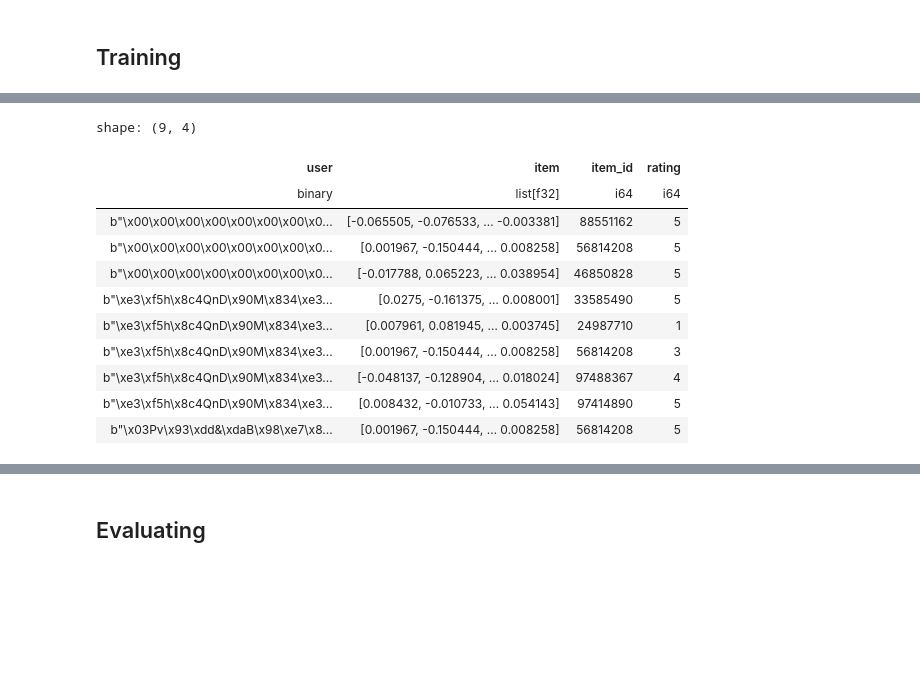
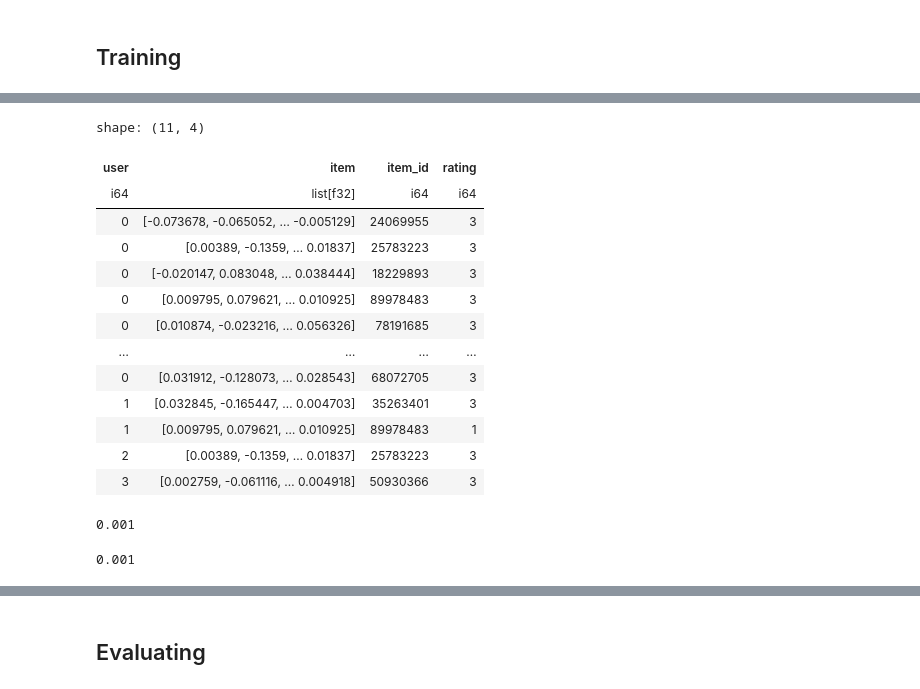
Before and after one commit to ByItsCover/bic-explore, a Jupyter notebook: two_tower/architecture.ipynb, the cells around one changed output, grey strips where cells are left out. Drawn from its saved outputs; the diff is of its cells as text; code cells hidden in the pictures; blank space fills up the shorter version.

```diff
--- a/two_tower/architecture.ipynb
+++ b/two_tower/architecture.ipynb
@@ -188,7 +203,7 @@ clip_vision_session = InferenceSession(
                 session_opts,
                 providers=providers
             )
-processor = CLIPImageProcessor.from_pretrained(destination)
+processor = CLIPImageProcessorPil.from_pretrained(destination)
 
 image = Image.open("../semantic_search/imgs/percy.jpg")
 image
@@ -357,6 +427,7 @@ tensor([[4.1013]])
 # %%
 from torch.utils.data import Dataset, DataLoader
 # %%
-user_list = [uuid.UUID(int=0), uuid.uuid4(), uuid.uuid4()]
+#user_list = [uuid.UUID(int=0), uuid.uuid4(), uuid.uuid4()]
+user_list = [0, 1, 2, 3]
 user_list
 # %% [output]
@@ -396,45 +491,38 @@ torch.Size([512])
 # %%
 item_dict = dict(zip(image_names, [[item.numpy(), id_val] for item, id_val in item_list]))
 
 pairs = [
-    (user_list[0].bytes_le, item_dict["potter.jpg"][0], item_dict["potter.jpg"][1], 5),
-    (user_list[0].bytes_le, item_dict["lotr.jpg"][0], item_dict["lotr.jpg"][1], 5),
-    (user_list[0].bytes_le, item_dict["wilbur.jpg"][0], item_dict["wilbur.jpg"][1], 5),
-    (user_list[1].bytes_le, item_dict["night_angel.jpg"][0], item_dict["night_angel.jpg"][1], 5),
-    (user_list[1].bytes_le, item_dict["henry.jpg"][0], item_dict["henry.jpg"][1], 1),
-    (user_list[1].bytes_le, item_dict["lotr.jpg"][0], item_dict["lotr.jpg"][1], 3),
-    (user_list[1].bytes_le, item_dict["alchemised.jpg"][0], item_dict["alchemised.jpg"][1], 4),
-    (user_list[1].bytes_le, item_dict["kafka.jpg"][0], item_dict["kafka.jpg"][1], 5),
-    (user_list[2].bytes_le, item_dict["lotr.jpg"][0], item_dict["lotr.jpg"][1], 5)
+    (user_list[0], item_dict["potter.jpg"][0], item_dict["potter.jpg"][1], 3),
+    (user_list[0], item_dict["lotr.jpg"][0], item_dict["lotr.jpg"][1], 3),
+    (user_list[0], item_dict["wilbur.jpg"][0], item_dict["wilbur.jpg"][1], 3),
+    (user_list[0], item_dict["henry.jpg"][0], item_dict["henry.jpg"][1], 3),
+    (user_list[0], item_dict["kafka.jpg"][0], item_dict["kafka.jpg"][1], 3),
+    (user_list[0], item_dict["hunger.jpeg"][0], item_dict["hunger.jpeg"][1], 3),
+    (user_list[0], item_dict["carl.jpg"][0], item_dict["carl.jpg"][1], 3),
+    (user_list[1], item_dict["night_angel.jpg"][0], item_dict["night_angel.jpg"][1], 3),
+    #(user_list[1], item_dict["mist.jpg"][0], item_dict["mist.jpg"][1], 2),
+    (user_list[1], item_dict["henry.jpg"][0], item_dict["henry.jpg"][1], 1),
+    (user_list[2], item_dict["lotr.jpg"][0], item_dict["lotr.jpg"][1], 3),
+    (user_list[3], item_dict["mist.jpg"][0], item_dict["mist.jpg"][1], 3)
 ]
-# pairs = [
-#     (user_list[0].bytes_le, item_dict["potter.jpg"][0], item_dict["potter.jpg"][1], 5),
-#     (user_list[0].bytes_le, item_dict["lotr.jpg"][0], item_dict["lotr.jpg"][1], 5),
-#     (user_list[0].bytes_le, item_dict["wilbur.jpg"][0], item_dict["wilbur.jpg"][1], 5),
-#     (user_list[1].bytes_le, item_dict["night_angel.jpg"][0], item_dict["night_angel.jpg"][1], 5),
-#     (user_list[1].bytes_le, item_dict["henry.jpg"][0], item_dict["henry.jpg"][1], 1),
-#     (user_list[1].bytes_le, item_dict["lotr.jpg"][0], item_dict["lotr.jpg"][1], 3),
-#     (user_list[1].bytes_le, item_dict["potter.jpg"][0], item_dict["potter.jpg"][1], 5),
-#     (user_list[2].bytes_le, item_dict["potter.jpg"][0], item_dict["potter.jpg"][1], 5),
-#     (user_list[2].bytes_le, item_dict["lotr.jpg"][0], item_dict["lotr.jpg"][1], 5),
-#     (user_list[2].bytes_le, item_dict["wilbur.jpg"][0], item_dict["wilbur.jpg"][1], 5),
-# ]
 
 df = pl.DataFrame(pairs, schema=["user", "item", "item_id", "rating"], orient="row")
 df
 # %% [output]
-shape: (9, 4)
+shape: (11, 4)
 | user | item | item_id | rating |
-| binary | list[f32] | i64 | i64 |
-| b"\x00\x00\x00\x00\x00\x00\x00\x0... | [-0.065505, -0.076533, … -0.003381] | 88551162 | 5 |
-| b"\x00\x00\x00\x00\x00\x00\x00\x0... | [0.001967, -0.150444, … 0.008258] | 56814208 | 5 |
-| b"\x00\x00\x00\x00\x00\x00\x00\x0... | [-0.017788, 0.065223, … 0.038954] | 46850828 | 5 |
-| b"\xe3\xf5h\x8c4QnD\x90M\x834\xe3... | [0.0275, -0.161375, … 0.008001] | 33585490 | 5 |
-| b"\xe3\xf5h\x8c4QnD\x90M\x834\xe3... | [0.007961, 0.081945, … 0.003745] | 24987710 | 1 |
-| b"\xe3\xf5h\x8c4QnD\x90M\x834\xe3... | [0.001967, -0.150444, … 0.008258] | 56814208 | 3 |
-| b"\xe3\xf5h\x8c4QnD\x90M\x834\xe3... | [-0.048137, -0.128904, … 0.018024] | 97488367 | 4 |
-| b"\xe3\xf5h\x8c4QnD\x90M\x834\xe3... | [0.008432, -0.010733, … 0.054143] | 97414890 | 5 |
-| b"\x03Pv\x93\xdd&\xdaB\x98\xe7\x8... | [0.001967, -0.150444, … 0.008258] | 56814208 | 5 |
+| i64 | list[f32] | i64 | i64 |
+| 0 | [-0.073678, -0.065052, … -0.005129] | 24069955 | 3 |
+| 0 | [0.00389, -0.1359, … 0.01837] | 25783223 | 3 |
+| 0 | [-0.020147, 0.083048, … 0.038444] | 18229893 | 3 |
+| 0 | [0.009795, 0.079621, … 0.010925] | 89978483 | 3 |
+| 0 | [0.010874, -0.023216, … 0.056326] | 78191685 | 3 |
+| … | … | … | … |
+| 0 | [0.031912, -0.128073, … 0.028543] | 68072705 | 3 |
+| 1 | [0.032845, -0.165447, … 0.004703] | 35263401 | 3 |
+| 1 | [0.009795, 0.079621, … 0.010925] | 89978483 | 1 |
+| 2 | [0.00389, -0.1359, … 0.01837] | 25783223 | 3 |
+| 3 | [0.002759, -0.061116, … 0.004918] | 50930366 | 3 |
 # %%
 class RatingsDataSet(Dataset):
     def __init__(self, df: pl.DataFrame):
@@ -465,4 +553,12 @@ data_loader = DataLoader(dataset, batch_size=2, shuffle=True)
 #     print(item_id.shape)
 #     #print(user)
 #     #print(rating)
+# %%
+1e-3
+# %% [output]
+0.001
+# %%
+1e-3
+# %% [output]
+0.001
 # %%
```
Also changed, not shown: parts of 70 cells of this notebook, 11 other files.
